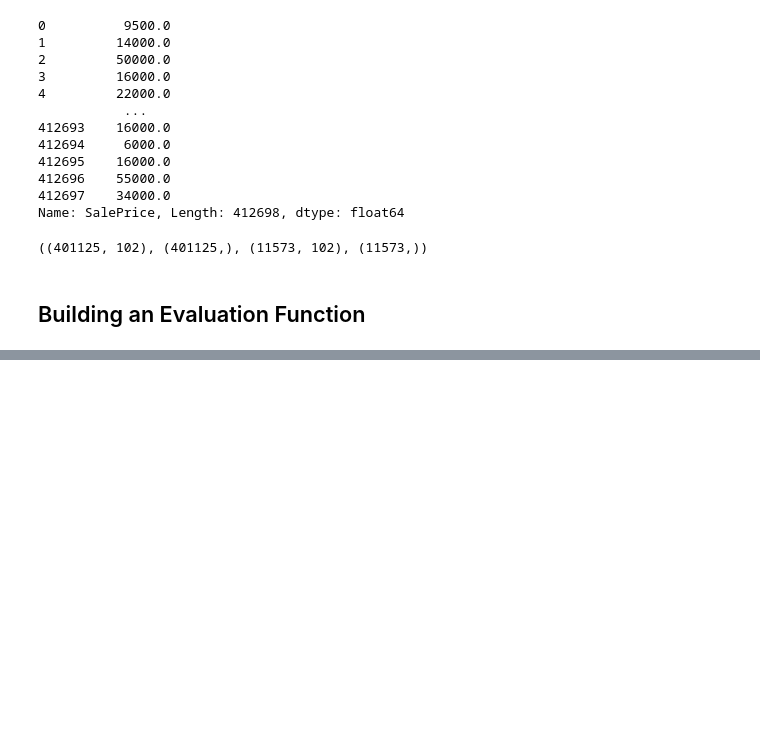
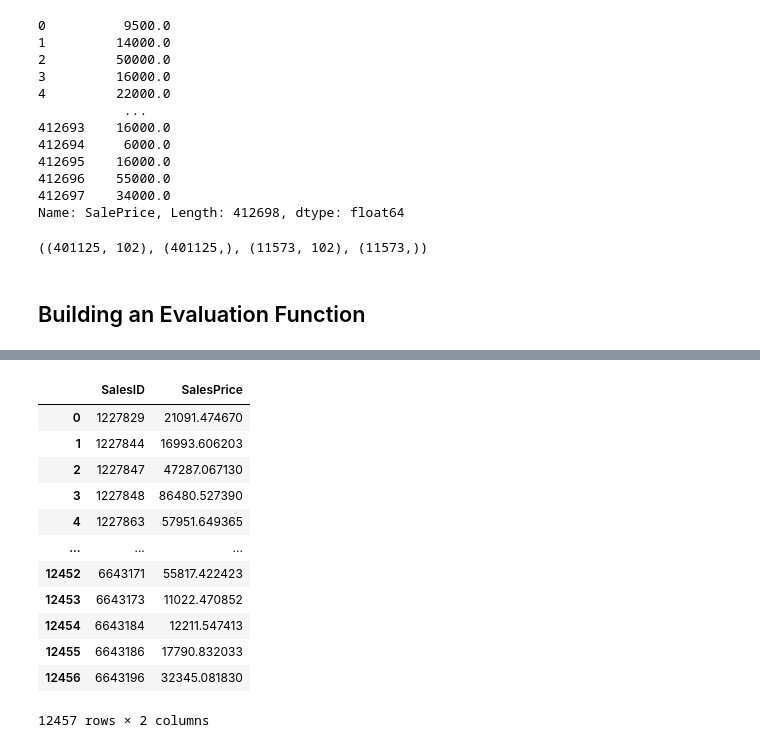
Before and after one commit to Abhi-pacific/bullDozer_price_prediction, a Jupyter notebook: bullDozer_price_prediction_code.ipynb, the cells around one changed output, grey strips where cells are left out. Saved outputs shown, nothing was run; the diff lists cells and outputs as text; code cells hidden in the pictures; blank space fills up the shorter version.

```diff
--- a/bullDozer_price_prediction_code.ipynb
+++ b/bullDozer_price_prediction_code.ipynb
@@ -775,0 +1028,22 @@ def show_score(model):
+# %%
+# Format predictions into the SalesID and SalesPrice
+
+df_preds = pd.DataFrame()
+df_preds['SalesID'] = df_test_pro.SalesID
+df_preds['SalesPrice'] = test_preds
+
+df_preds
+# %% [output]
+|  | SalesID | SalesPrice |
+| 0 | 1227829 | 21091.474670 |
+| 1 | 1227844 | 16993.606203 |
+| 2 | 1227847 | 47287.067130 |
+| 3 | 1227848 | 86480.527390 |
+| 4 | 1227863 | 57951.649365 |
+| ... | ... | ... |
+| 12452 | 6643171 | 55817.422423 |
+| 12453 | 6643173 | 11022.470852 |
+| 12454 | 6643184 | 12211.547413 |
+| 12455 | 6643186 | 17790.832033 |
+| 12456 | 6643196 | 32345.081830 |
+12457 rows × 2 columns
```
Also changed, not shown: parts of 22 cells of this notebook.
